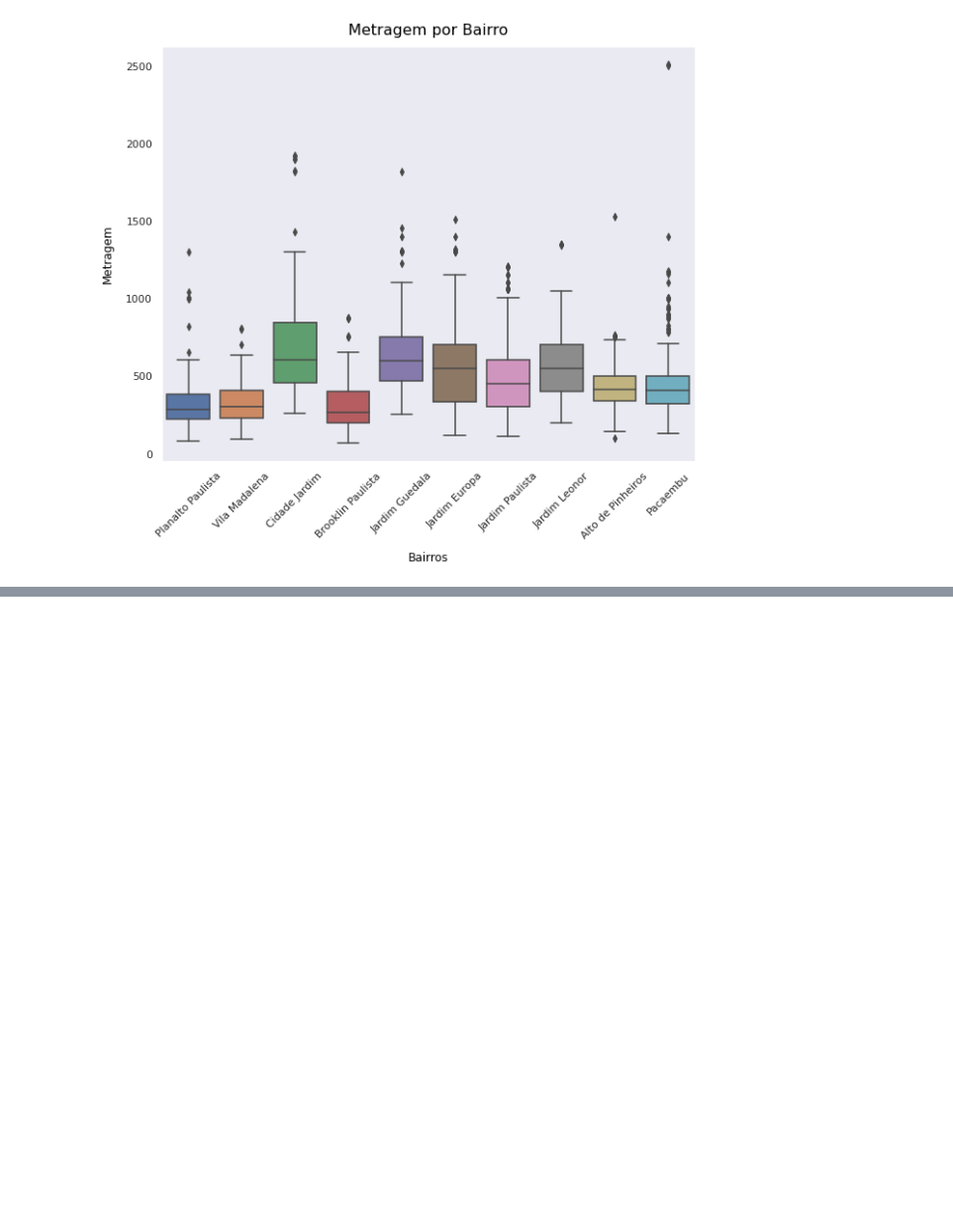
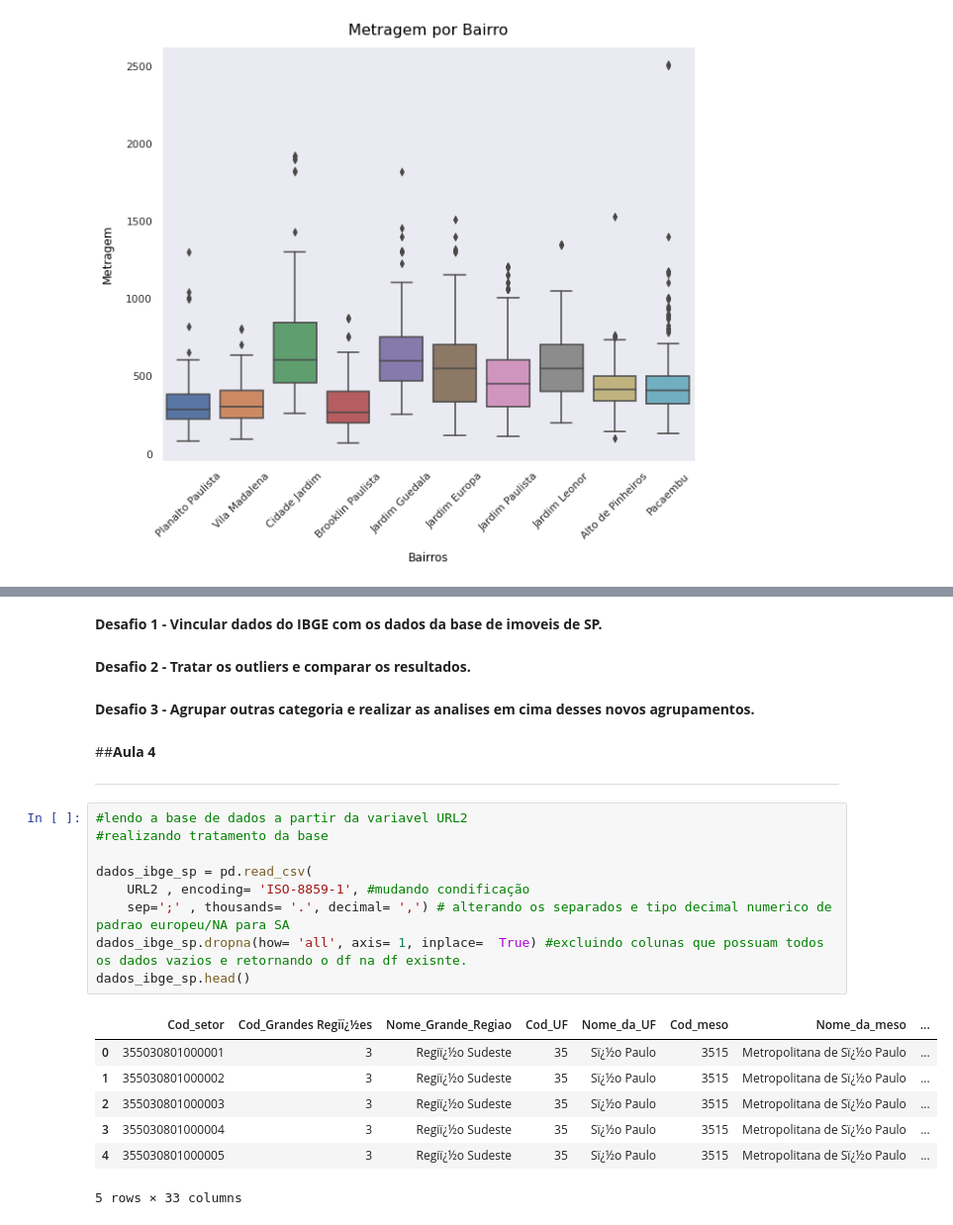
Before and after one commit to guihrodriguess/guihrodriguess, a Jupyter notebook: Imersão_Dados4_Imoveis_Guilherme.ipynb, the cells around one changed output, grey strips where cells are left out. Shown at 99% size. Cells and saved outputs as stored; diff of their text form; blank space fills up the shorter version.

```diff
--- a/Imersão_Dados4_Imoveis_Guilherme.ipynb
+++ b/Imersão_Dados4_Imoveis_Guilherme.ipynb
@@ -423,0 +483,27 @@ plt.show()
+# %% [markdown]
+**Desafio 1 - Vincular dados do IBGE com os dados da base de imoveis de SP.**
+# %% [markdown]
+**Desafio 2 - Tratar os outliers e comparar os resultados.**
+# %% [markdown]
+**Desafio 3 - Agrupar outras categoria e realizar as analises em cima desses novos agrupamentos.**
+# %% [markdown]
+##**Aula 4**
+
+---
+# %%
+#lendo a base de dados a partir da variavel URL2
+#realizando tratamento da base
+
+dados_ibge_sp = pd.read_csv(
+    URL2 , encoding= 'ISO-8859-1', #mudando condificação
+    sep=';' , thousands= '.', decimal= ',') # alterando os separados e tipo decimal numerico de padrao europeu/NA para SA
+dados_ibge_sp.dropna(how= 'all', axis= 1, inplace=  True) #excluindo colunas que possuam todos os dados vazios e retornando o df na df exisnte.
+dados_ibge_sp.head()
+# %% [output]
+|  | Cod_setor | Cod_Grandes Regiï¿½es | Nome_Grande_Regiao | Cod_UF | Nome_da_UF | Cod_meso | Nome_da_meso | ... |
+| 0 | 355030801000001 | 3 | Regiï¿½o Sudeste | 35 | Sï¿½o Paulo | 3515 | Metropolitana de Sï¿½o Paulo | ... |
+| 1 | 355030801000002 | 3 | Regiï¿½o Sudeste | 35 | Sï¿½o Paulo | 3515 | Metropolitana de Sï¿½o Paulo | ... |
+| 2 | 355030801000003 | 3 | Regiï¿½o Sudeste | 35 | Sï¿½o Paulo | 3515 | Metropolitana de Sï¿½o Paulo | ... |
+| 3 | 355030801000004 | 3 | Regiï¿½o Sudeste | 35 | Sï¿½o Paulo | 3515 | Metropolitana de Sï¿½o Paulo | ... |
+| 4 | 355030801000005 | 3 | Regiï¿½o Sudeste | 35 | Sï¿½o Paulo | 3515 | Metropolitana de Sï¿½o Paulo | ... |
+5 rows × 33 columns
```
Also changed, not shown: parts of 32 cells of this notebook.
